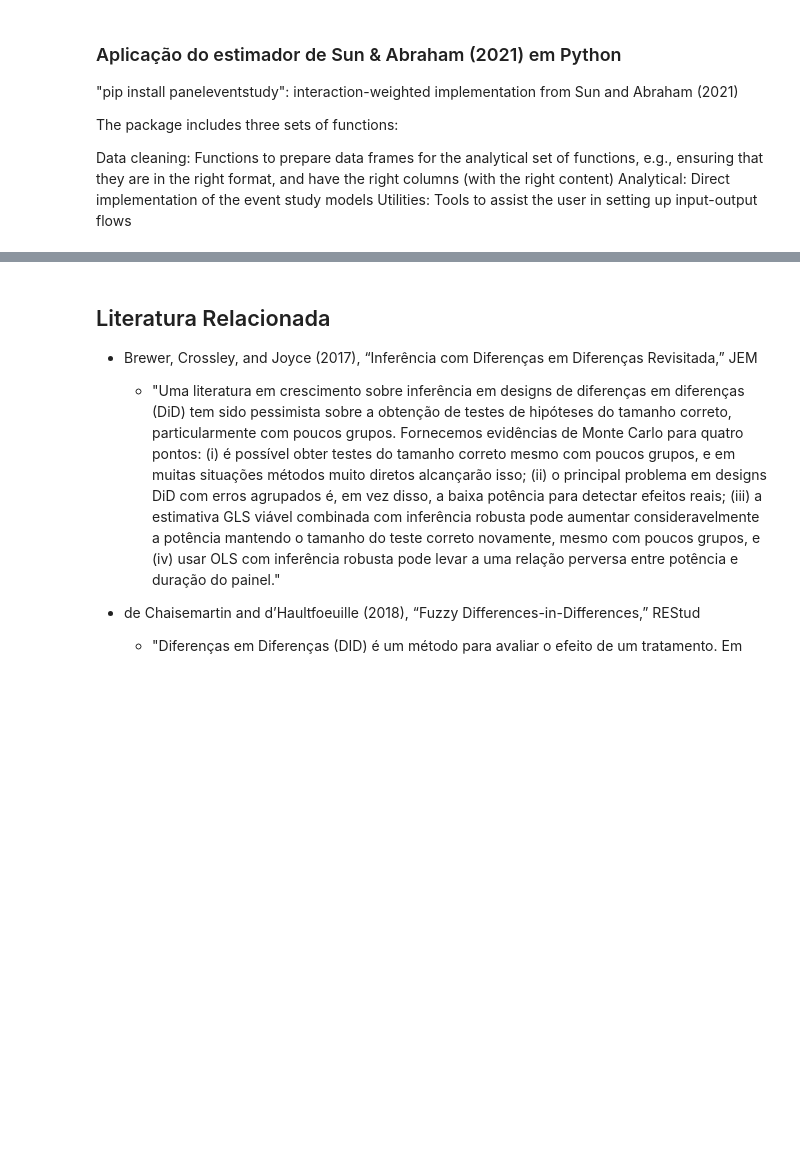
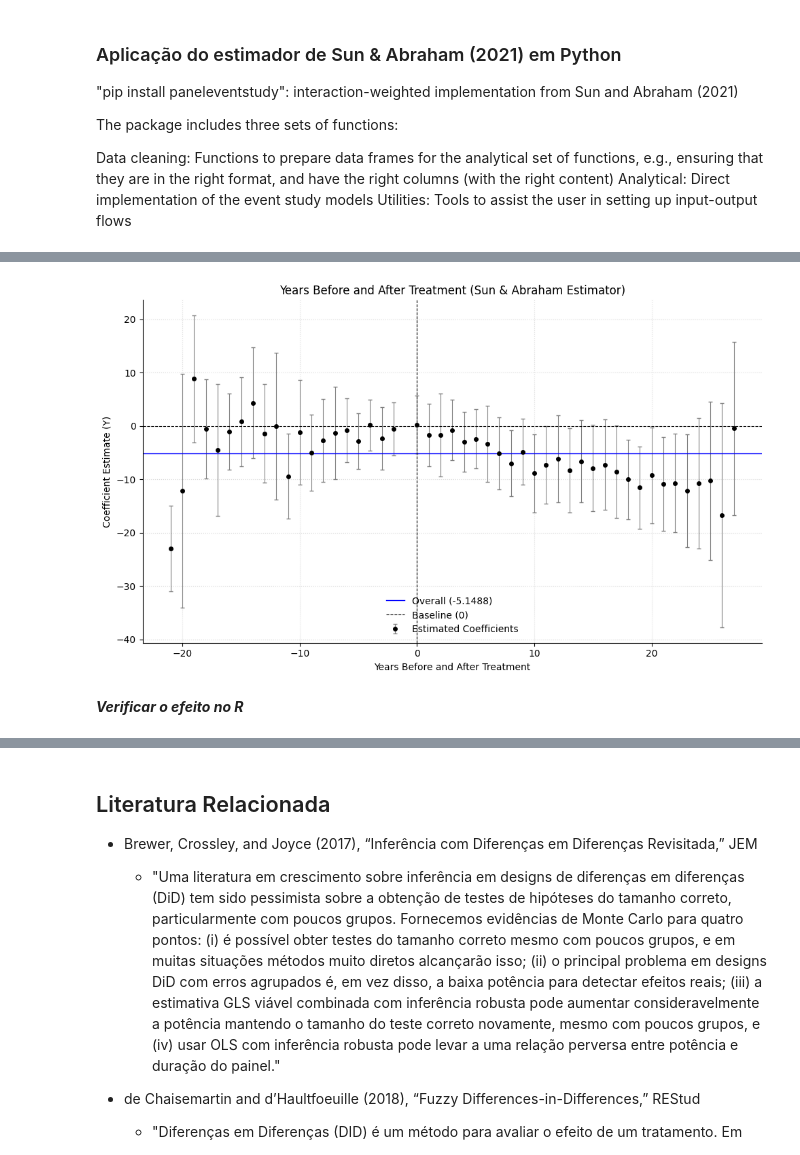
Before and after one commit to Daniel-Uhr/Microeconometrics_Notes, a Jupyter notebook: 09-DD_time_het_treatment.ipynb, the cells around one changed output, grey strips where cells are left out. Drawn from its saved outputs; the diff is of its cells as text; code cells hidden in the pictures; blank space fills up the shorter version.

```diff
--- a/09-DD_time_het_treatment.ipynb
+++ b/09-DD_time_het_treatment.ipynb
@@ -1171,0 +1197,65 @@ plt.show()
+# %%
+import matplotlib.pyplot as plt
+import seaborn as sns
+
+# Construir dataframe para o gráfico
+plot_df = rel_summary.copy()
+plot_df["ci_lower"] = plot_df["estimate"] - 1.96 * plot_df["std_error"]
+plot_df["ci_upper"] = plot_df["estimate"] + 1.96 * plot_df["std_error"]
+
+# Extrair tempo relativo numérico
+def parse_rel_year(label):
+    if label.startswith("relm"):
+        return -int(label[4:])
+    elif label.startswith("relp"):
+        return int(label[4:])
+    else:
+        return np.nan
+
+plot_df["relative_period"] = plot_df["rel_year"].apply(parse_rel_year)
+plot_df = plot_df.sort_values("relative_period")
+
+# Criar gráfico
+plt.figure(figsize=(10, 6))
+
+# Plotar estimativas com barras de erro
+plt.errorbar(
+    plot_df["relative_period"],
+    plot_df["estimate"],
+    yerr=[
+        plot_df["estimate"] - plot_df["ci_lower"],
+        plot_df["ci_upper"] - plot_df["estimate"]
+    ],
+    fmt='o',
+    color='black',
+    markersize=4,
+    ecolor='gray',
+    elinewidth=0.8,
+    capsize=2,
+    label='Estimated Coefficients'
+)
+
+# Linhas horizontais de referência
+plt.axhline(mean_weighted, color='blue', linestyle='-', linewidth=1, label=f'Overall ({mean_weighted:.4f})')
+plt.axhline(0, color='black', linestyle='--', linewidth=0.8, label='Baseline (0)')
+
+# Linha vertical no tempo zero
+plt.axvline(0, color='black', linestyle='--', linewidth=0.8)
+
+# Título e rótulos
+plt.title('Years Before and After Treatment (Sun & Abraham Estimator)', fontsize=12)
+plt.xlabel('Years Before and After Treatment', fontsize=10)
+plt.ylabel('Coefficient Estimate (Y)', fontsize=10)
+
+# Legenda
+plt.legend(frameon=False, fontsize=10)
+
+# Estética
+sns.despine()
+plt.grid(True, linestyle=':', alpha=0.5)
+plt.tight_layout()
+plt.show()
+# %% [output]
+[figure, added]
+# %% [markdown]
+***Verificar o efeito no R***
```
Also changed, not shown: parts of 25 cells of this notebook.
